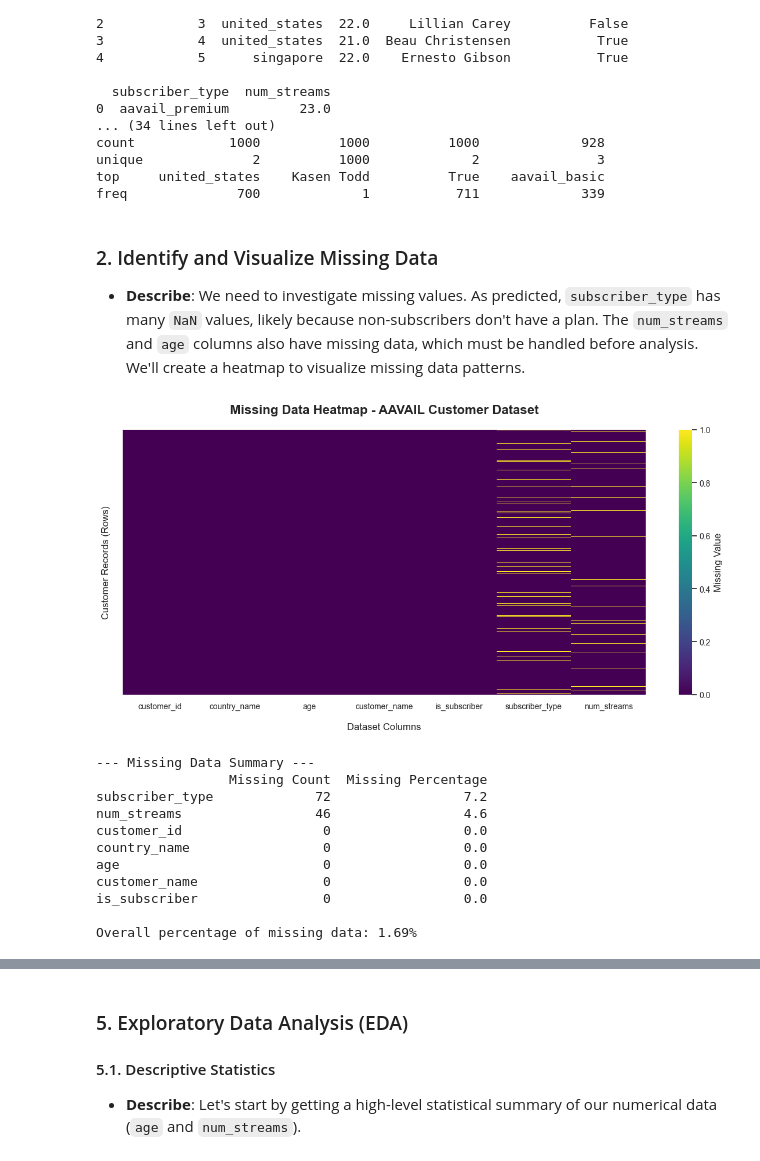
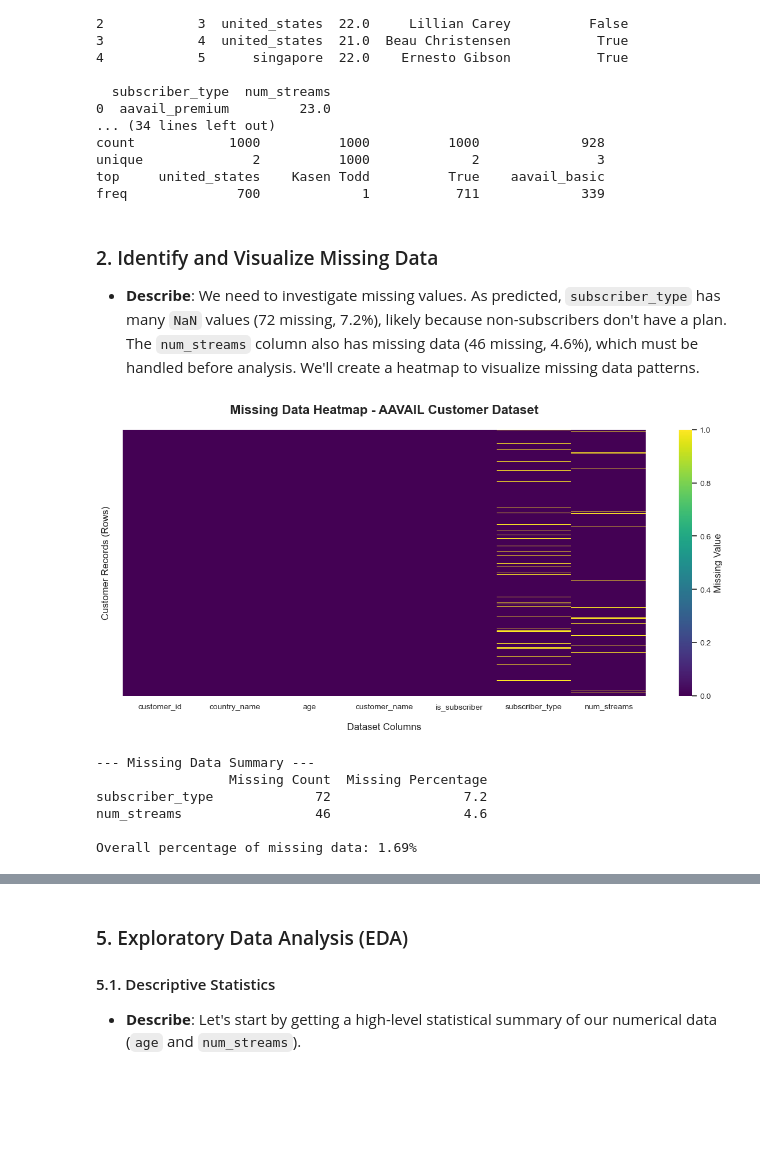
Before and after one commit to khaosans/Imputation, a Jupyter notebook: notebooks/aavail_eda_assignment.ipynb, the cells around one changed output, grey strips where cells are left out. Drawn from its saved outputs; the diff is of its cells as text; code cells hidden in the pictures; blank space fills up the shorter version.

```diff
--- a/notebooks/aavail_eda_assignment.ipynb
+++ b/notebooks/aavail_eda_assignment.ipynb
@@ -118,43 +118,40 @@ top     united_states    Kasen Todd          True    aavail_basic
 freq              700             1           711             339
 # %% [markdown]
 ### 2. Identify and Visualize Missing Data
-- **Describe**: We need to investigate missing values. As predicted, `subscriber_type` has many `NaN` values, likely because non-subscribers don't have a plan. The `num_streams` and `age` columns also have missing data, which must be handled before analysis. We'll create a heatmap to visualize missing data patterns.
+- **Describe**: We need to investigate missing values. As predicted, `subscriber_type` has many `NaN` values (72 missing, 7.2%), likely because non-subscribers don't have a plan. The `num_streams` column also has missing data (46 missing, 4.6%), which must be handled before analysis. We'll create a heatmap to visualize missing data patterns.
 # %%
 # Visualize missing data
 if not df.empty:
     # Create a missingness heatmap
     plt.figure(figsize=(12, 6))
     sns.heatmap(df.isnull(), cbar=True, cmap='viridis', yticklabels=False, cbar_kws={'label': 'Missing Value'})
     plt.title('Missing Data Heatmap - AAVAIL Customer Dataset', fontsize=16, fontweight='bold', pad=20)
     plt.xlabel('Dataset Columns', fontsize=12, labelpad=15)
     plt.ylabel('Customer Records (Rows)', fontsize=12, labelpad=15)
     plt.tight_layout()
     plt.savefig(IMAGES_DIR / "missingness_heatmap.png", dpi=150, bbox_inches="tight")
     plt.show()
 
-    # Summarize missing data per column
+    # Summarize missing data per column - only show columns with missing data
     missing_data = df.isnull().sum()
     missing_percentage = (missing_data / len(df)) * 100
     missing_summary = pd.DataFrame({
         'Missing Count': missing_data,
         'Missing Percentage': missing_percentage
     })
+    # Filter to only show columns with missing data
+    missing_summary = missing_summary[missing_summary['Missing Count'] > 0]
     print("\n--- Missing Data Summary ---")
     print(missing_summary.sort_values(by='Missing Count', ascending=False))
 
     overall_percentage = (df.isnull().sum().sum() / (df.shape[0] * df.shape[1])) * 100
     print(f"\nOverall percentage of missing data: {overall_percentage:.2f}%")
 # %% [output]
-[figure, old version]
+[figure, new version]
 --- Missing Data Summary ---
                  Missing Count  Missing Percentage
 subscriber_type             72                 7.2
 num_streams                 46                 4.6
-customer_id                  0                 0.0
-country_name                 0                 0.0
-age                          0                 0.0
-customer_name                0                 0.0
-is_subscriber                0                 0.0
 
 Overall percentage of missing data: 1.69%
 # %% [markdown]
```
Also changed, not shown: parts of 10 cells of this notebook, 12 other files.
